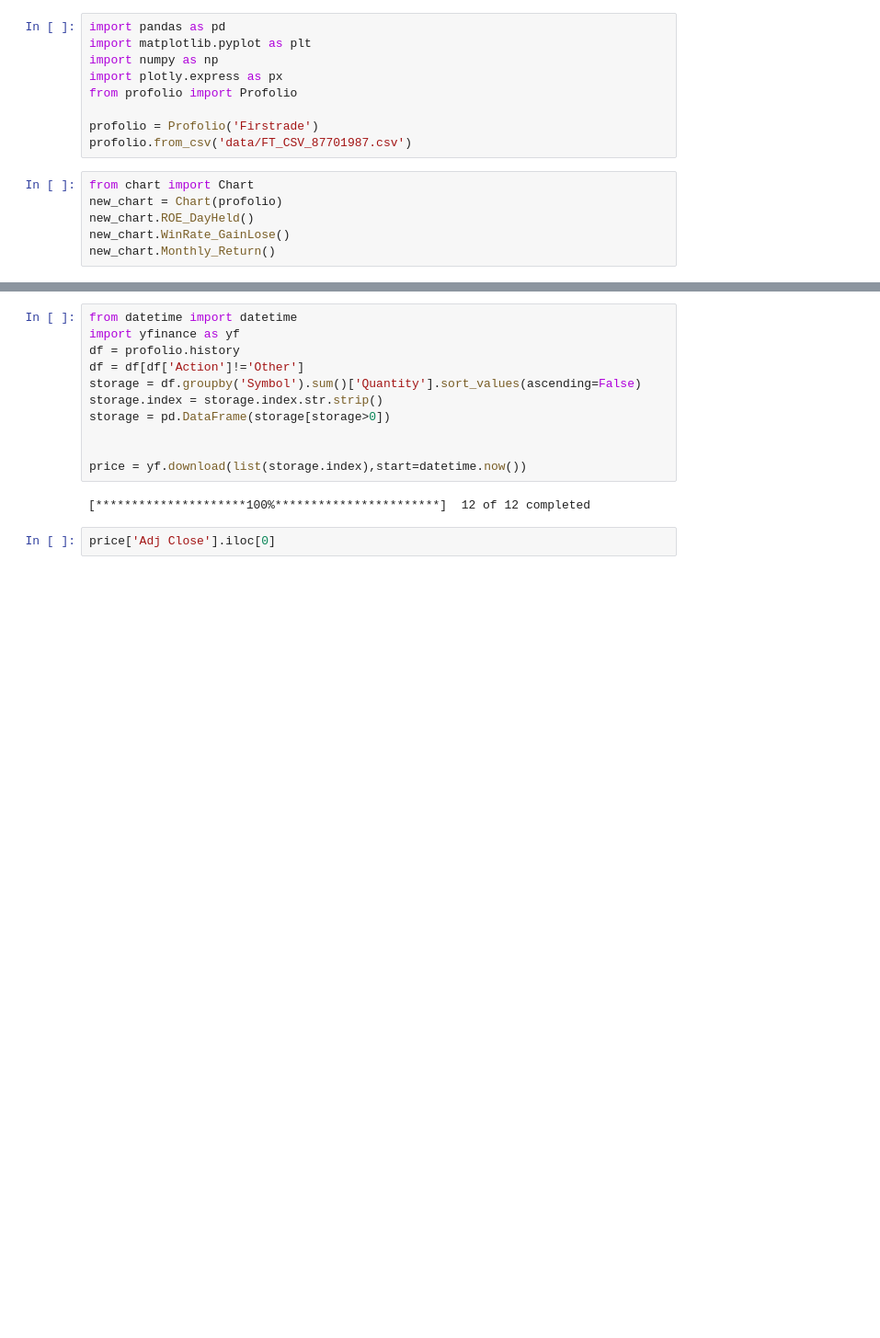
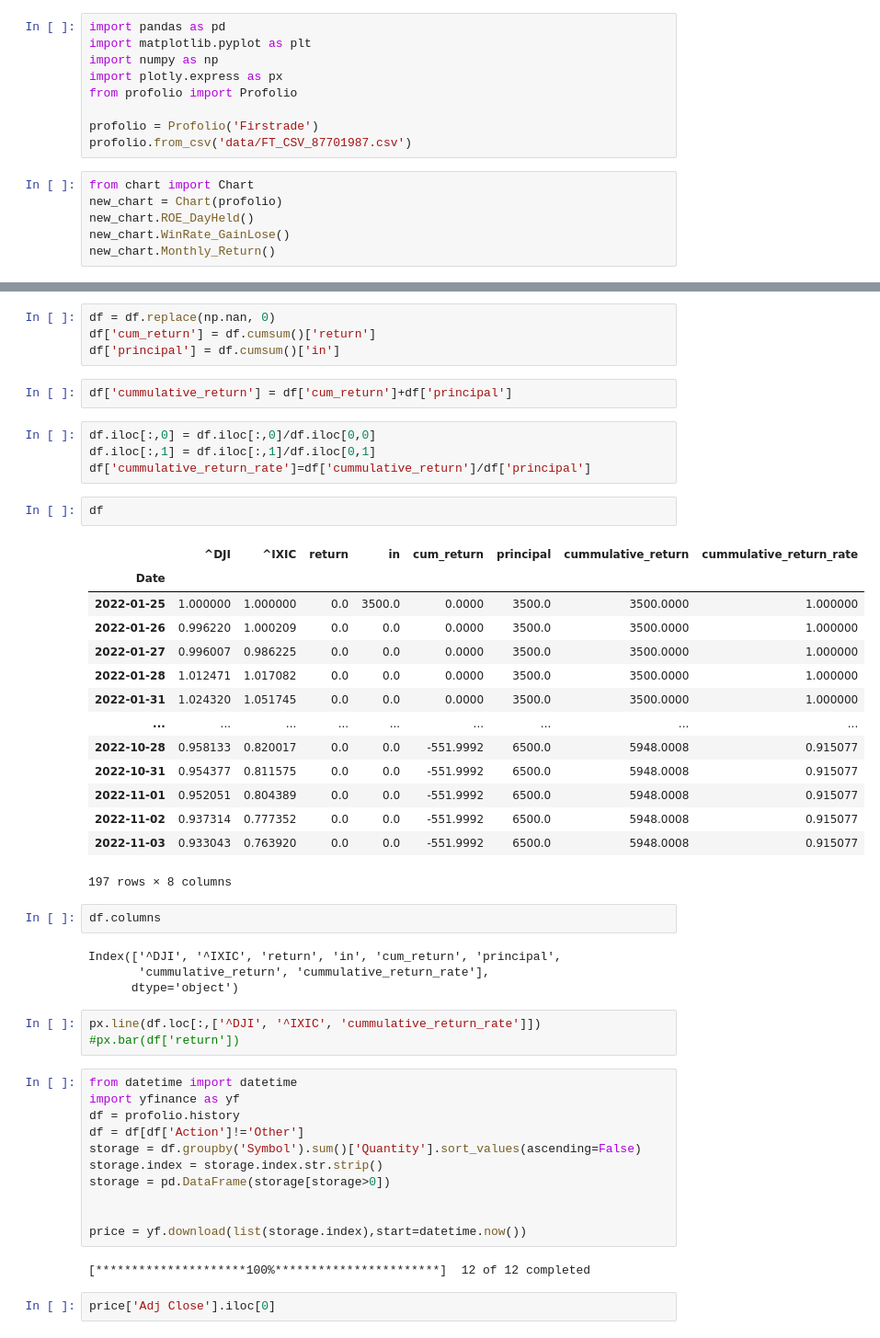
Before and after one commit to libao3128/profolio_manager, a Jupyter notebook: analysis.ipynb, the cells around one changed output, grey strips where cells are left out. Shown: that part at 92% size. Drawn from its saved outputs; the diff is of its cells as text; blank space fills up the shorter version.

```diff
--- a/analysis.ipynb
+++ b/analysis.ipynb
@@ -16,3 +68,39 @@ new_chart.Monthly_Return()
+# %%
+df = df.replace(np.nan, 0)
+df['cum_return'] = df.cumsum()['return']
+df['principal'] = df.cumsum()['in']
+# %%
+df['cummulative_return'] = df['cum_return']+df['principal']
+# %%
+df.iloc[:,0] = df.iloc[:,0]/df.iloc[0,0]
+df.iloc[:,1] = df.iloc[:,1]/df.iloc[0,1]
+df['cummulative_return_rate']=df['cummulative_return']/df['principal']
+# %%
+df
+# %% [output]
+|  | ^DJI | ^IXIC | return | in | cum_return | principal | cummulative_return | cummulative_return_rate |
+| Date |  |  |  |  |  |  |  |  |
+| 2022-01-25 | 1.000000 | 1.000000 | 0.0 | 3500.0 | 0.0000 | 3500.0 | 3500.0000 | 1.000000 |
+| 2022-01-26 | 0.996220 | 1.000209 | 0.0 | 0.0 | 0.0000 | 3500.0 | 3500.0000 | 1.000000 |
+| 2022-01-27 | 0.996007 | 0.986225 | 0.0 | 0.0 | 0.0000 | 3500.0 | 3500.0000 | 1.000000 |
+| 2022-01-28 | 1.012471 | 1.017082 | 0.0 | 0.0 | 0.0000 | 3500.0 | 3500.0000 | 1.000000 |
+| 2022-01-31 | 1.024320 | 1.051745 | 0.0 | 0.0 | 0.0000 | 3500.0 | 3500.0000 | 1.000000 |
+| ... | ... | ... | ... | ... | ... | ... | ... | ... |
+| 2022-10-28 | 0.958133 | 0.820017 | 0.0 | 0.0 | -551.9992 | 6500.0 | 5948.0008 | 0.915077 |
+| 2022-10-31 | 0.954377 | 0.811575 | 0.0 | 0.0 | -551.9992 | 6500.0 | 5948.0008 | 0.915077 |
+| 2022-11-01 | 0.952051 | 0.804389 | 0.0 | 0.0 | -551.9992 | 6500.0 | 5948.0008 | 0.915077 |
+| 2022-11-02 | 0.937314 | 0.777352 | 0.0 | 0.0 | -551.9992 | 6500.0 | 5948.0008 | 0.915077 |
+| 2022-11-03 | 0.933043 | 0.763920 | 0.0 | 0.0 | -551.9992 | 6500.0 | 5948.0008 | 0.915077 |
+197 rows × 8 columns
+# %%
+df.columns
+# %% [output]
+Index(['^DJI', '^IXIC', 'return', 'in', 'cum_return', 'principal',
+       'cummulative_return', 'cummulative_return_rate'],
+      dtype='object')
+# %%
+px.line(df.loc[:,['^DJI', '^IXIC', 'cummulative_return_rate']])
+#px.bar(df['return'])
 # %%
 from datetime import datetime
 import yfinance as yf
```
Also changed, not shown: parts of 8 cells of this notebook, 1 other file.
